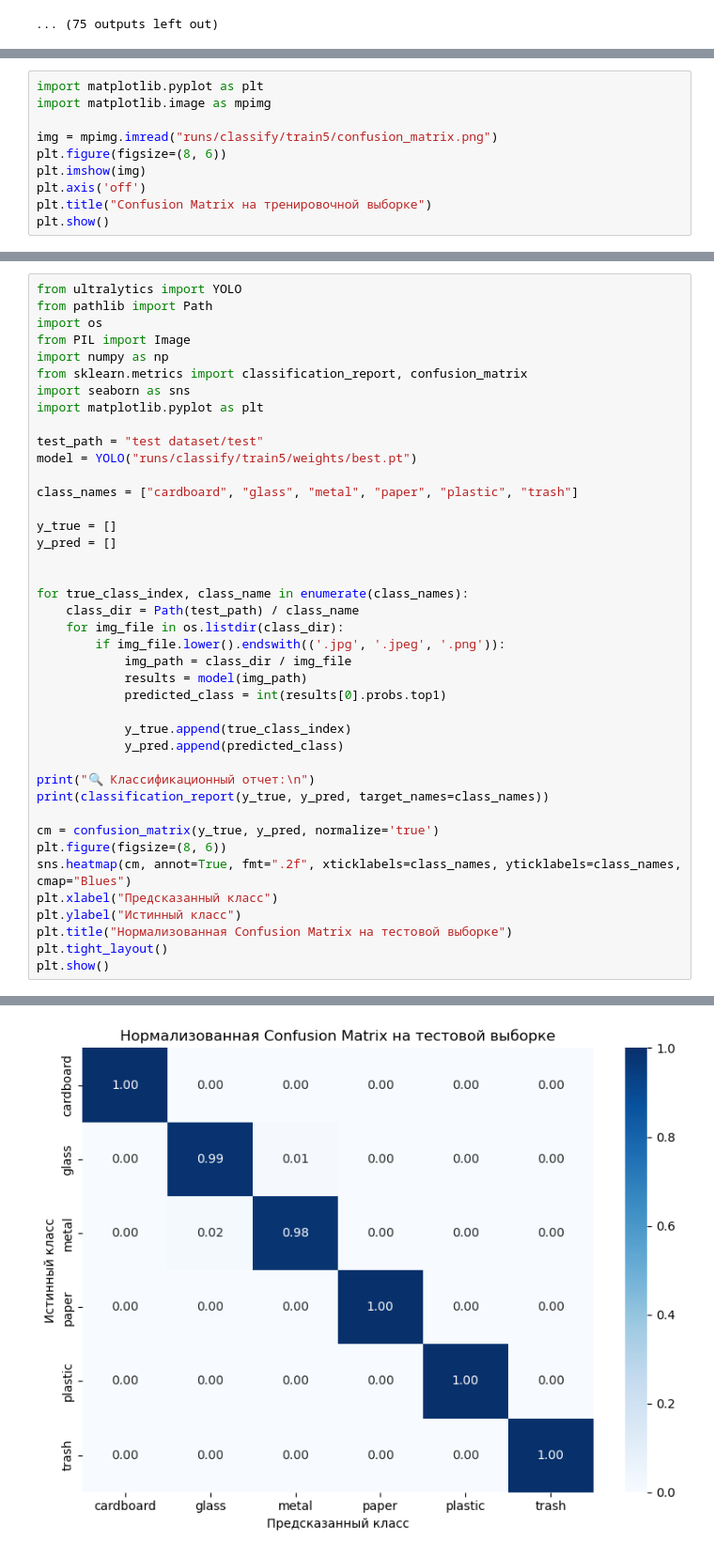
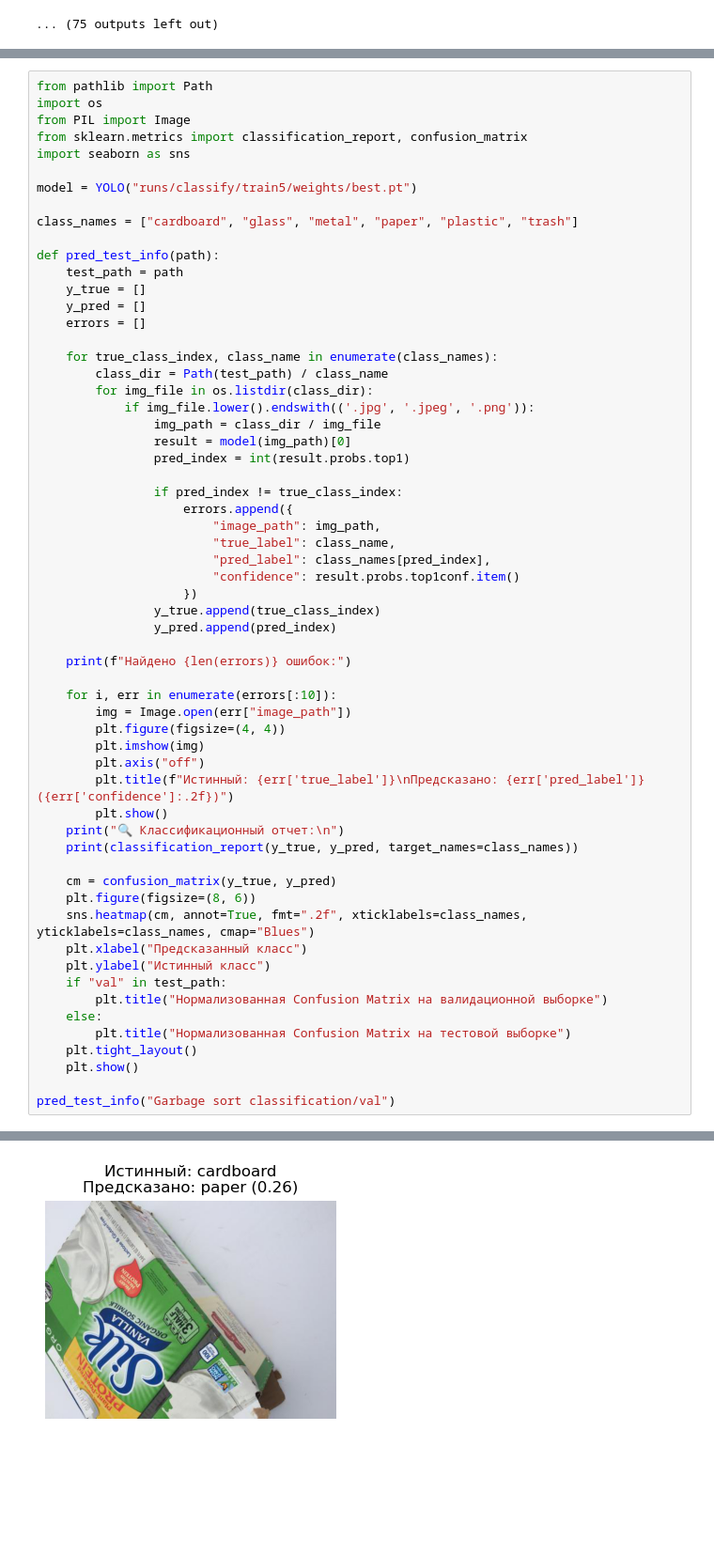
Before and after one commit to HIGSSS/Garbage-sort-classification, a Jupyter notebook: Trash_scan.ipynb, the cells around one changed output, grey strips where cells are left out. Shown at 94% size. Saved outputs shown, nothing was run; the diff lists cells and outputs as text; blank space fills up the shorter version.

Commit message:
info changed

```diff
--- a/Trash_scan.ipynb
+++ b/Trash_scan.ipynb
@@ -148,13 +147,3 @@ def plot_training_metrics(run_path, ep, imgsz):
 plot_training_metrics("runs/classify/train5", ep=50, imgsz=640)
 # %% [output]
 [figure]
-# %%
-import matplotlib.pyplot as plt
-import matplotlib.image as mpimg
-
-img = mpimg.imread("runs/classify/train5/confusion_matrix.png")
-plt.figure(figsize=(8, 6))
-plt.imshow(img)
-plt.axis('off')
-plt.title("Confusion Matrix на тренировочной выборке")
-plt.show()
@@ -163,42 +150,61 @@ plt.show()
 # %%
-from ultralytics import YOLO
 from pathlib import Path
 import os
 from PIL import Image
-import numpy as np
 from sklearn.metrics import classification_report, confusion_matrix
 import seaborn as sns
-import matplotlib.pyplot as plt
 
-test_path = "test dataset/test"
 model = YOLO("runs/classify/train5/weights/best.pt")
 
 class_names = ["cardboard", "glass", "metal", "paper", "plastic", "trash"]
 
-y_true = []
-y_pred = []
+def pred_test_info(path):
+    test_path = path
+    y_true = []
+    y_pred = []
+    errors = []
 
+    for true_class_index, class_name in enumerate(class_names):
+        class_dir = Path(test_path) / class_name
+        for img_file in os.listdir(class_dir):
+            if img_file.lower().endswith(('.jpg', '.jpeg', '.png')):
+                img_path = class_dir / img_file
+                result = model(img_path)[0]
+                pred_index = int(result.probs.top1)
 
-for true_class_index, class_name in enumerate(class_names):
-    class_dir = Path(test_path) / class_name
-    for img_file in os.listdir(class_dir):
-        if img_file.lower().endswith(('.jpg', '.jpeg', '.png')):
-            img_path = class_dir / img_file
-            results = model(img_path)
-            predicted_class = int(results[0].probs.top1)
+                if pred_index != true_class_index:
+                    errors.append({
+                        "image_path": img_path,
+                        "true_label": class_name,
+                        "pred_label": class_names[pred_index],
+                        "confidence": result.probs.top1conf.item()
+                    })
+                y_true.append(true_class_index)
+                y_pred.append(pred_index)
 
-            y_true.append(true_class_index)
-            y_pred.append(predicted_class)
+    print(f"Найдено {len(errors)} ошибок:")
 
-print("🔍 Классификационный отчет:\n")
-print(classification_report(y_true, y_pred, target_names=class_names))
+    for i, err in enumerate(errors[:10]):
+        img = Image.open(err["image_path"])
+        plt.figure(figsize=(4, 4))
+        plt.imshow(img)
+        plt.axis("off")
+        plt.title(f"Истинный: {err['true_label']}\nПредсказано: {err['pred_label']} ({err['confidence']:.2f})")
+        plt.show()
+    print("🔍 Классификационный отчет:\n")
+    print(classification_report(y_true, y_pred, target_names=class_names))
 
-cm = confusion_matrix(y_true, y_pred, normalize='true')
-plt.figure(figsize=(8, 6))
-sns.heatmap(cm, annot=True, fmt=".2f", xticklabels=class_names, yticklabels=class_names, cmap="Blues")
-plt.xlabel("Предсказанный класс")
-plt.ylabel("Истинный класс")
-plt.title("Нормализованная Confusion Matrix на тестовой выборке")
-plt.tight_layout()
-plt.show()
+    cm = confusion_matrix(y_true, y_pred)
+    plt.figure(figsize=(8, 6))
+    sns.heatmap(cm, annot=True, fmt=".2f", xticklabels=class_names, yticklabels=class_names, cmap="Blues")
+    plt.xlabel("Предсказанный класс")
+    plt.ylabel("Истинный класс")
+    if "val" in test_path:
+        plt.title("Нормализованная Confusion Matrix на валидационной выборке")
+    else:
+        plt.title("Нормализованная Confusion Matrix на тестовой выборке")
+    plt.tight_layout()
+    plt.show()
+
+pred_test_info("Garbage sort classification/val")
 # %% [output]
@@ -222 +228 @@ weighted avg       0.99      0.99      0.99       384
-[figure, old version]
+[figure, new version]
```
Also changed, not shown: parts of 4 cells of this notebook, 1 other file.
